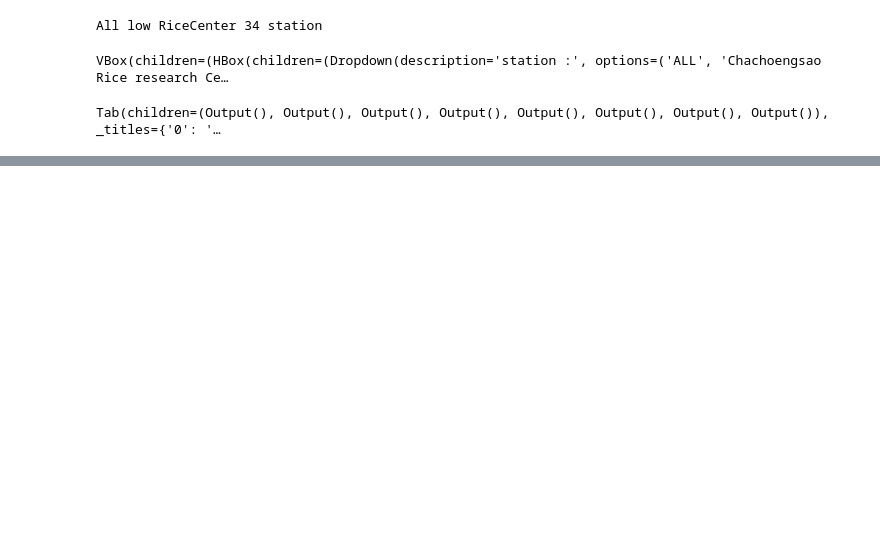
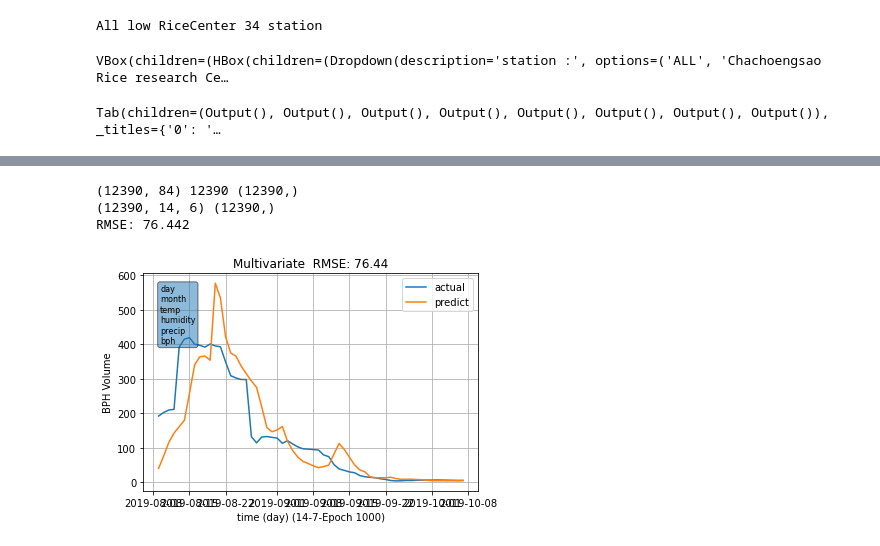
Before and after one commit to D6200763-SUT/SUT_Rice_Project_2021, a Jupyter notebook: Ex4_Multivariate_LSTM_model_Time-series run 2.ipynb, the cells around one changed output, grey strips where cells are left out. Cells and saved outputs as stored; diff of their text form; code cells hidden in the pictures; blank space fills up the shorter version.

```diff
--- a/Ex4_Multivariate_LSTM_model_Time-series run 2.ipynb
+++ b/Ex4_Multivariate_LSTM_model_Time-series run 2.ipynb
@@ -507,5 +512,5 @@ Epoch 86/1000
 # %%
-
+values_predict = frames_test.values
 n_features = frames_test.shape[1]
 df = frames_test.reset_index()
 date_time_predict = pd.to_datetime(df.pop('date'))
@@ -557,40 +562,47 @@ inv_y = concatenate((test_X_reshape[:, :(n_features-1)], test_y_reshape), axis=1
 inv_y = scaler.inverse_transform(inv_y)
 inv_y = inv_y[:,-1]
 
+
+d_range=60
+pre_start = 200 #0 200
+pre_stop = pre_start+d_range
+d_start = n_day+n_out-1+pre_start
+d_stop = n_day+n_out-1+pre_start+d_range
+
 # calculate RMSE
 m = tf.keras.metrics.RootMeanSquaredError()
-m.update_state(inv_y, inv_yhat)
+m.update_state(inv_y[pre_start:pre_stop], inv_yhat[pre_start:pre_stop])
 rmse = m.result().numpy()
 print('RMSE: %.3f' % rmse)
 
 
 strings = list(frames_test.columns)
 textstr = '\n'.join(strings)
 
-d_range=365
-pre_start = 0
-pre_stop = pre_start+d_range
-d_start = n_day+n_out-1+pre_start
-d_stop = n_day+n_out-1+pre_start+d_range
 
 fig, ax = plt.subplots()
 
 # ax.plot(date_time_predict[n_day+n_out-1:],inv_y[:],label='actual')
 # ax.plot(date_time_predict[n_day+n_out-1:],inv_yhat[:],label='predict')
 
 ax.plot(date_time_predict[d_start:d_stop],inv_y[pre_start:pre_stop],label='actual')
 ax.plot(date_time_predict[d_start:d_stop],inv_yhat[pre_start:pre_stop],label='predict')
 
 ax.legend(loc='upper right')
 ax.set_title('Multivariate' +'  RMSE: %.2f' % rmse)
 ax.set_xlabel('time (day) '+'(%d-'%n_day+'%d-'%n_out+'Epoch %d)'%Epochs)
 ax.set_ylabel('BPH Volume')
 ax.grid(True)
 
 # these are matplotlib.patch.Patch properties
 props = dict(boxstyle='round', alpha=0.5)
 
 # place a text box in upper left in axes coords
 ax.text(0.05, 0.95, textstr, transform=ax.transAxes, fontsize=8,
         verticalalignment='top', bbox=props)
 plt.show()
+# %% [output]
+(12390, 84) 12390 (12390,)
+(12390, 14, 6) (12390,)
+RMSE: 76.442
+[figure, added]
```
Also changed, not shown: parts of 2 cells of this notebook, 3 other files.
